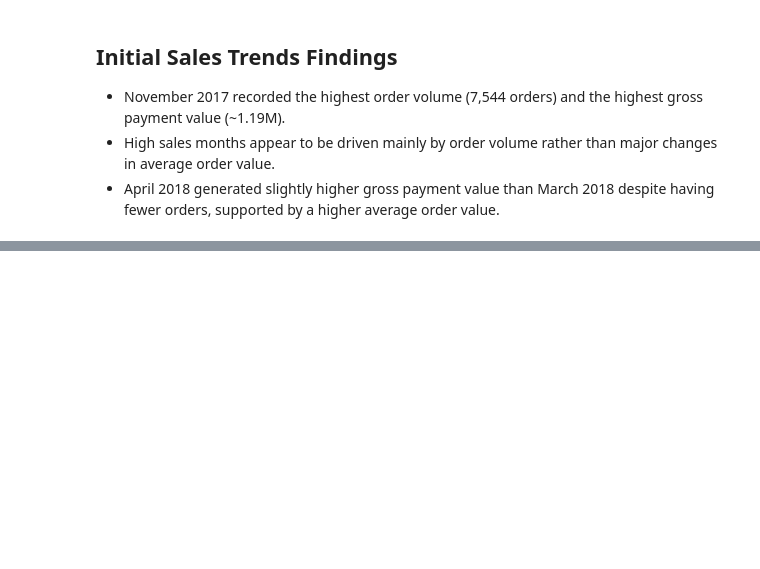
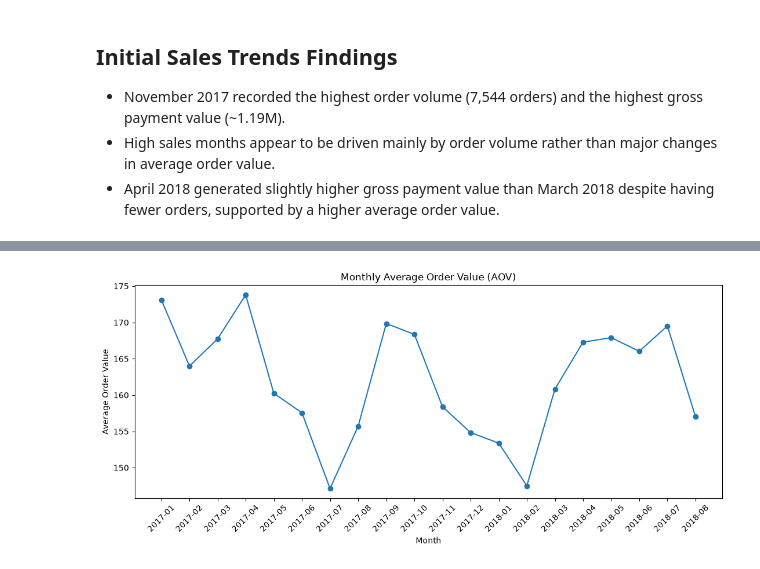
Before and after one commit to VMilewskiFF/SpikupCapstone2026_CYRV, a Jupyter notebook: notebooks/KPI1_Sales_Trends.ipynb, the cells around one changed output, grey strips where cells are left out. Cells and saved outputs as stored; diff of their text form; code cells hidden in the pictures; blank space fills up the shorter version.

```diff
--- a/notebooks/KPI1_Sales_Trends.ipynb
+++ b/notebooks/KPI1_Sales_Trends.ipynb
@@ -325,0 +366,18 @@ Top 5 months by gross payment value:
+# %%
+plt.figure(figsize=(11, 5))
+
+plt.plot(
+    monthly_sales["month"].astype(str),
+    monthly_sales["average_order_value"],
+    marker="o"
+)
+
+plt.title("Monthly Average Order Value (AOV)")
+plt.xlabel("Month")
+plt.ylabel("Average Order Value")
+plt.xticks(rotation=45)
+
+plt.tight_layout()
+plt.show()
+# %% [output]
+[figure, added]
```
Also changed, not shown: parts of 4 cells of this notebook, 4 other files.
